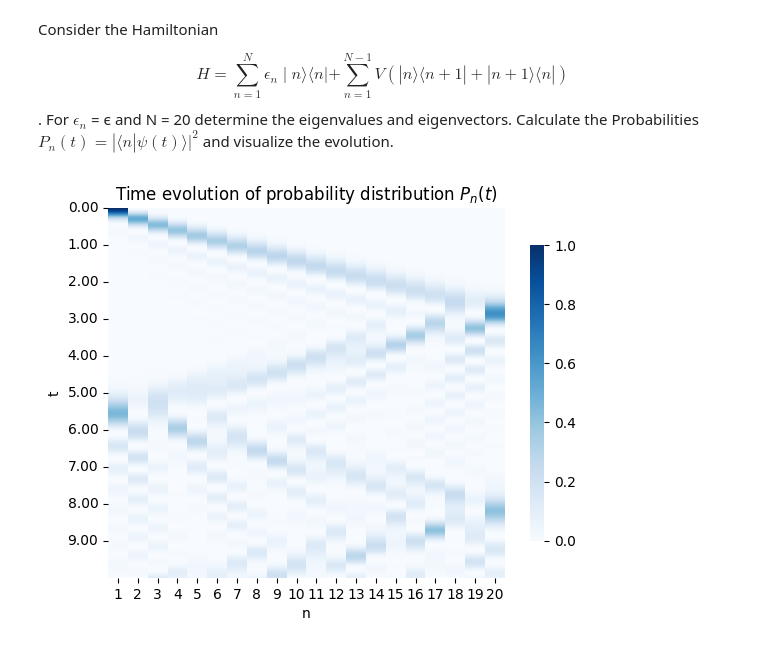
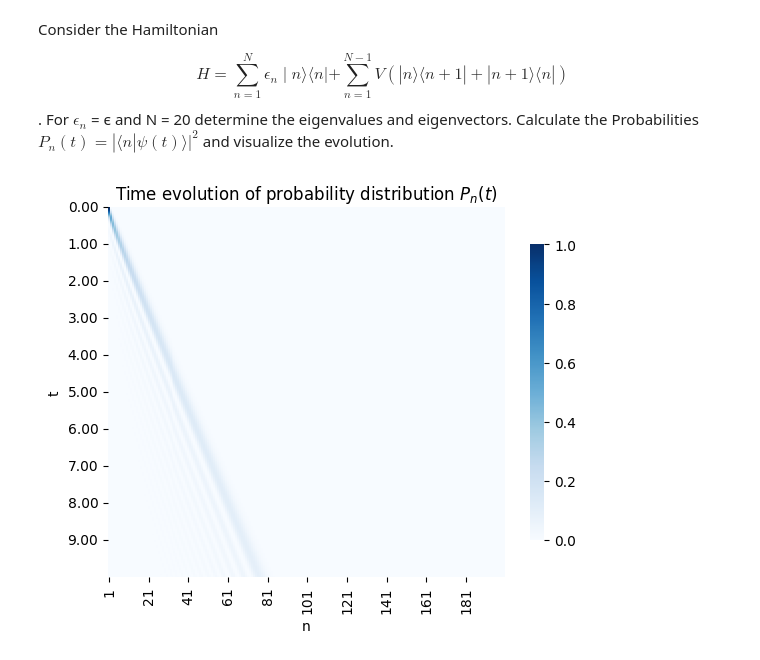
Before and after one commit to chensgit169/quantum-models, a Jupyter notebook: Notebooks/QuatAssembly_Ex1.ipynb, the cells around one changed output. Cells and saved outputs as stored; diff of their text form; code cells hidden in the pictures.

```diff
--- a/Notebooks/QuatAssembly_Ex1.ipynb
+++ b/Notebooks/QuatAssembly_Ex1.ipynb
@@ -17,20 +17,20 @@ from hamiltonian.models.tight_binding import TightBinding
 from hamiltonian.visualization.time_evolution import draw_heatmap
 # %%
 # define model
-n = 20
+n = 200
 e = 2
 u = 4
 
 model = TightBinding(n, e, u)
 
 psi_0 = np.zeros(n)
 n_i = 0
 psi_0[n_i] = 1  # |psi_0> = |1>
 ts = np.linspace(0, 10, 5000)
 
 ps = [np.abs(model.psi_t(psi_0, t))**2 for t in ts]
 ps = np.array(ps)
 
 ax = draw_heatmap(ps, ts=ts)
 # %% [output]
-[figure, old version]
+[figure, new version]
```
Also changed, not shown: 1 other file.
